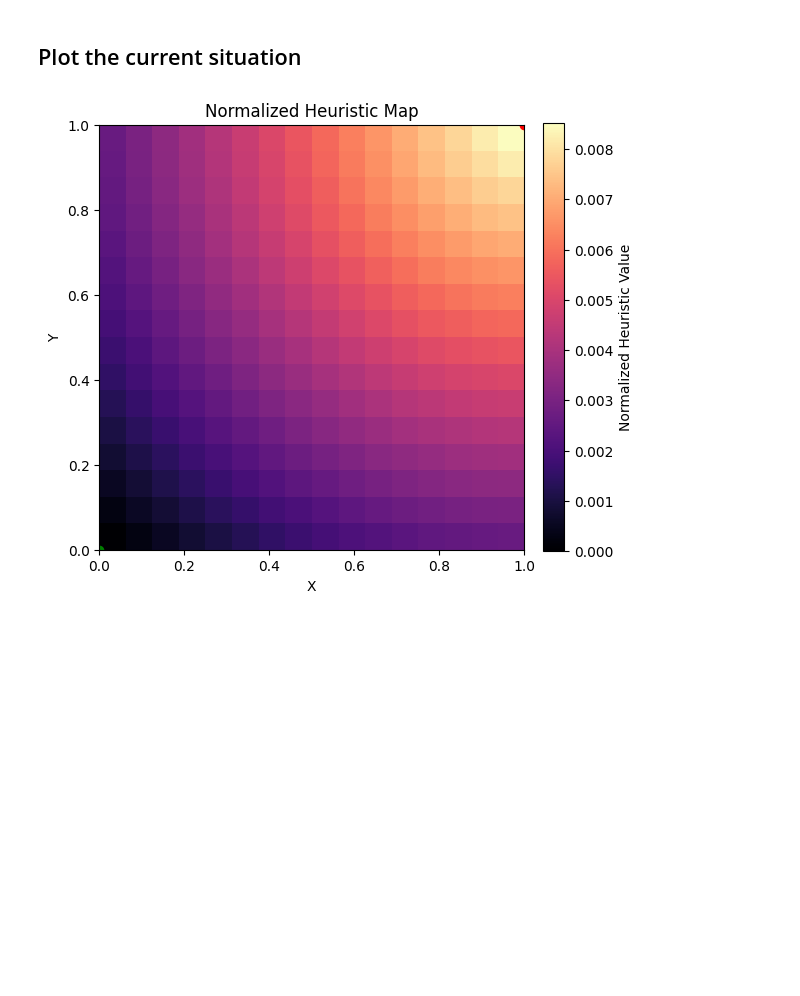
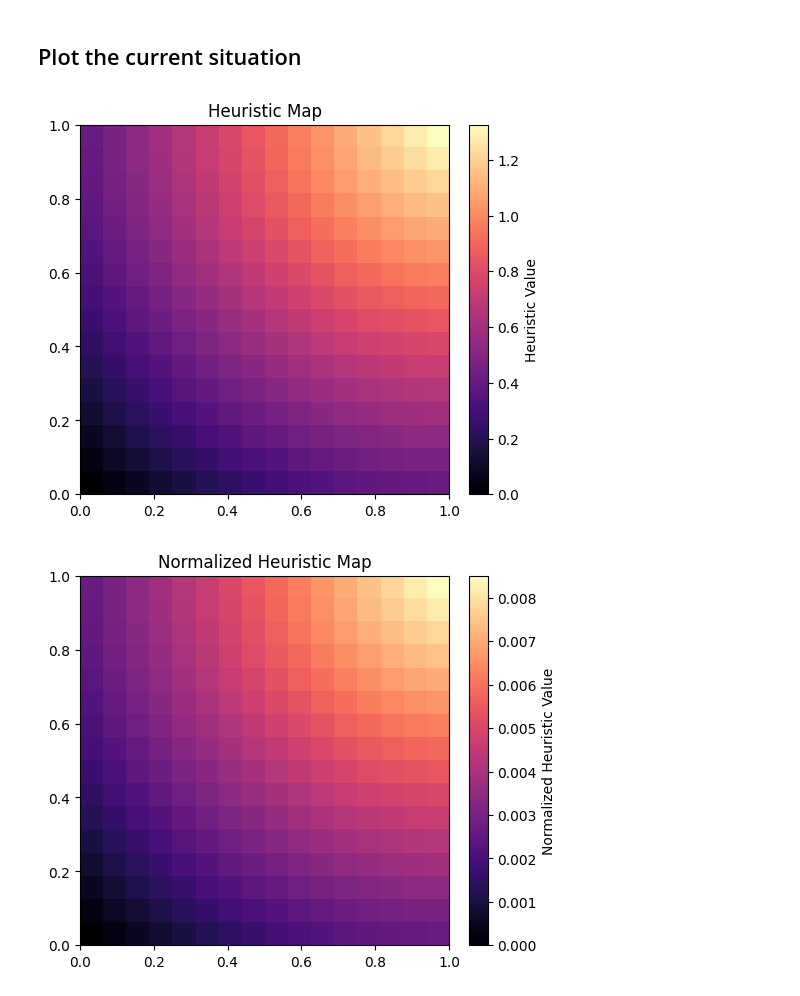
Before and after one commit to SumYin/RRT-Heuristic-EE, a Jupyter notebook: main.ipynb, the cells around one changed output. Saved outputs shown, nothing was run; the diff lists cells and outputs as text; code cells hidden in the pictures; blank space fills up the shorter version.

```diff
--- a/main.ipynb
+++ b/main.ipynb
@@ -179,28 +181,21 @@ def rrt_algorithm(start, goal, goalRange, distanceUnit, pick_random_point):
 # %% [markdown]
 ## Plot the current situation
 # %%
-plt.figure(figsize=(6, 6))
-plt.plot(start[0], start[1], 'go', label='Start')  # green dot for start
-plt.plot(goal[0], goal[1], 'ro', label='Goal')    # red dot for goal
-plt.xlim(0, 1)
-plt.ylim(0, 1)
-plt.gca().set_aspect('equal', adjustable='box')
-plt.xlabel('X')
-plt.ylabel('Y')
+# overlay heuristic map
+plt.imshow(heuristicMap, cmap='magma', interpolation='nearest', extent=[0, 1, 0, 1], origin='lower')
+plt.colorbar(label='Heuristic Value', fraction=0.046, pad=0.04)
+plt.title('Heuristic Map')
+plt.show()
 
-# overlay heuristic map
-# plt.imshow(heuristicMap, cmap='magma', interpolation='nearest', extent=[0, 1, 0, 1], origin='lower')
-# plt.colorbar(label='Heuristic Value', fraction=0.046, pad=0.04)
-# plt.title('Heuristic Map')
-# plt.show()
 
 #overlay normalized heuristic map
 plt.imshow(normalized_map, cmap='magma', interpolation='nearest', extent=[0, 1, 0, 1], origin='lower')
 plt.colorbar(label='Normalized Heuristic Value', fraction=0.046, pad=0.04)
 plt.title('Normalized Heuristic Map')
 plt.show()
 # %% [output]
-[figure, old version]
+[figure, new version]
+[figure, added]
 # %%
 # run the WRRT algorithm and record the time taken
 start_time = time.time()
```
Also changed, not shown: parts of 7 cells of this notebook, 1 other file.
